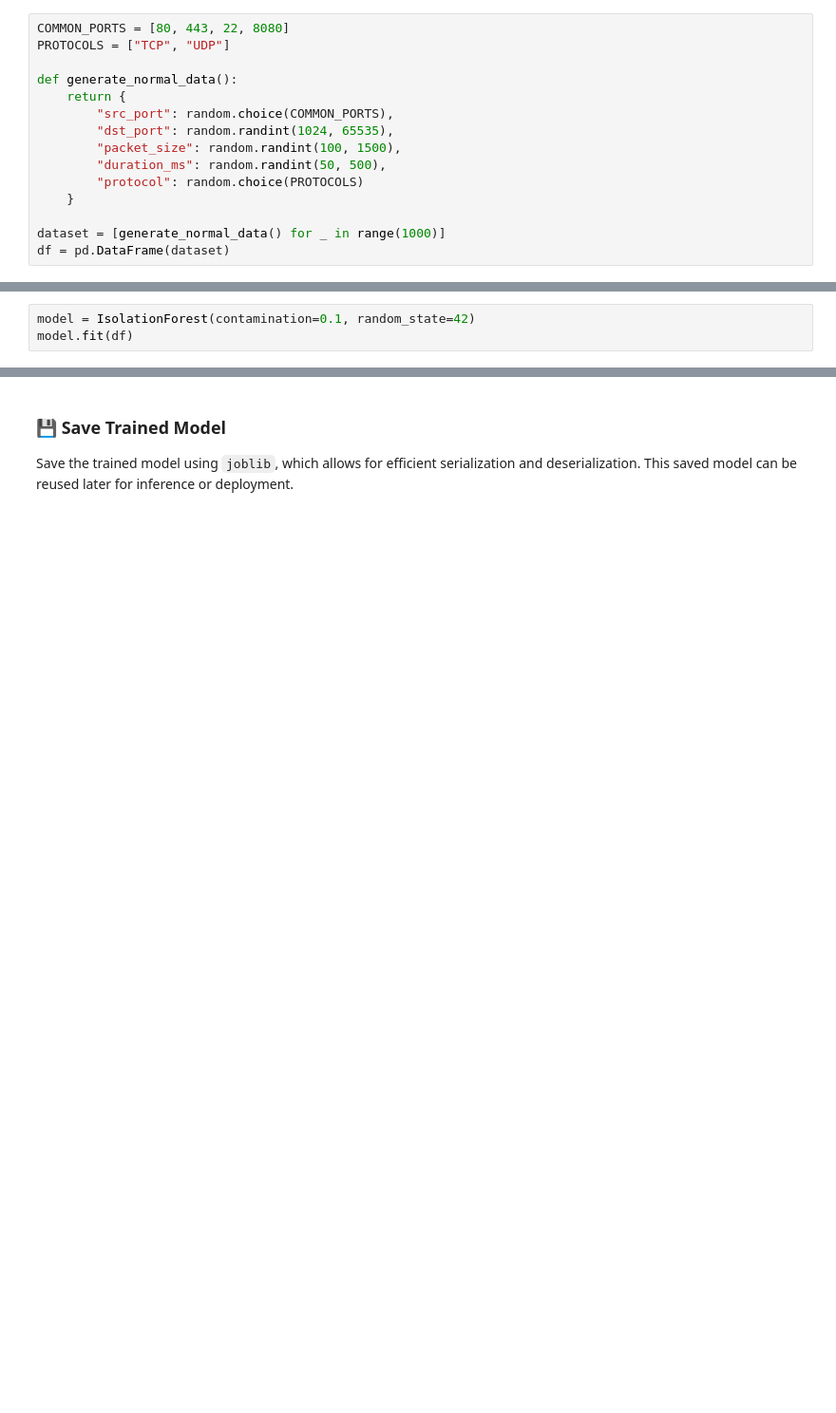
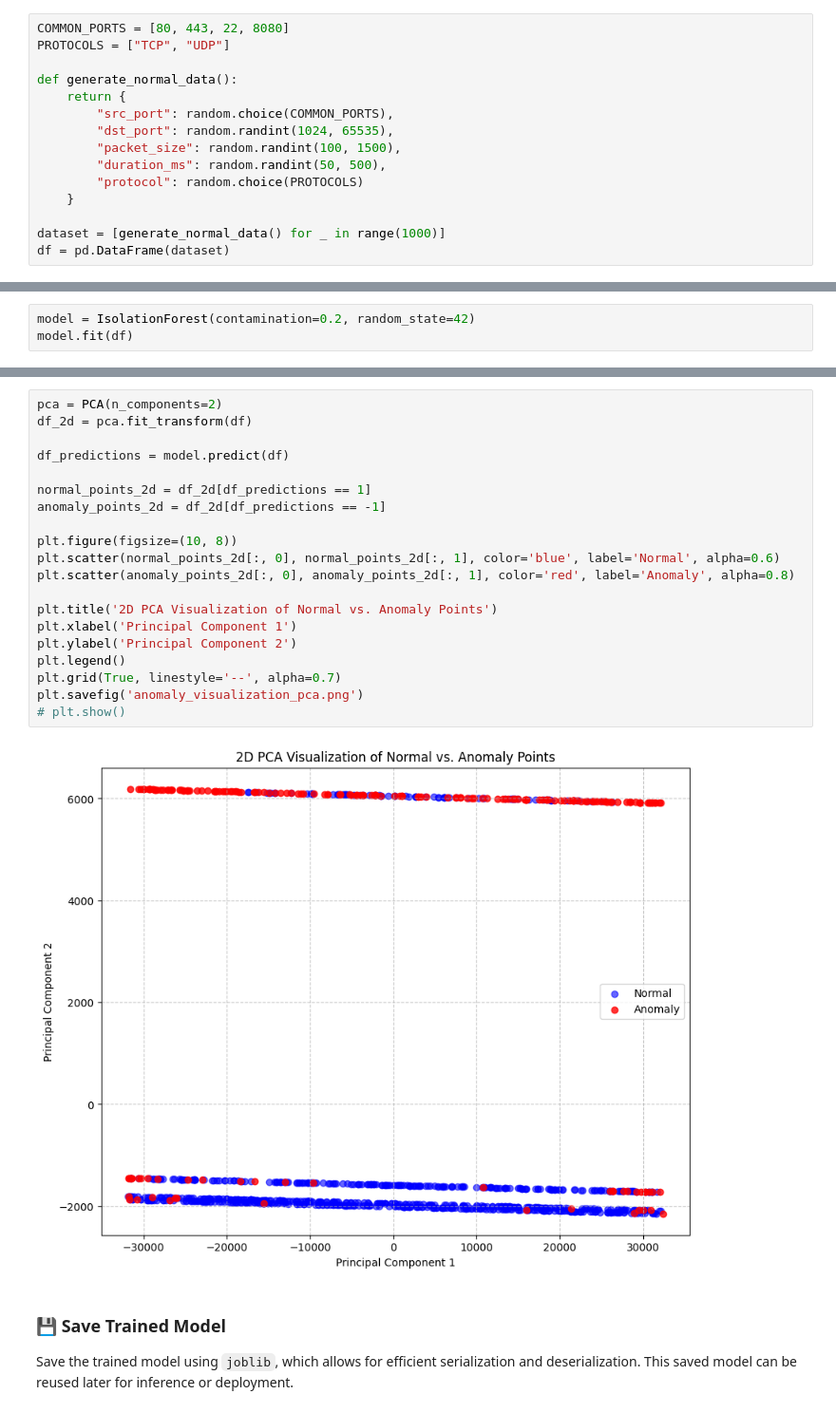
Before and after one commit to ML-Applications-in-CyberSecurity/anomaly-detection-project-snow, a Jupyter notebook: src/train_model.ipynb, the cells around one changed output, grey strips where cells are left out. Shown: that part at 95% size. Cells and saved outputs as stored; diff of their text form; blank space fills up the shorter version.

Commit message:
feat: Implement PCA visualization for anomaly detection

```diff
--- a/src/train_model.ipynb
+++ b/src/train_model.ipynb
@@ -113,4 +116,4 @@ The model is trained on the preprocessed numerical dataset.
 # %%
-model = IsolationForest(contamination=0.1, random_state=42)
+model = IsolationForest(contamination=0.2, random_state=42)
 model.fit(df)
 # %% [output]
@@ -118,3 +133,25 @@ IsolationForest(contamination=0.1, random_state=42)
+# %%
+pca = PCA(n_components=2)
+df_2d = pca.fit_transform(df)
+
+df_predictions = model.predict(df)
+
+normal_points_2d = df_2d[df_predictions == 1]
+anomaly_points_2d = df_2d[df_predictions == -1]
+
+plt.figure(figsize=(10, 8))
+plt.scatter(normal_points_2d[:, 0], normal_points_2d[:, 1], color='blue', label='Normal', alpha=0.6)
+plt.scatter(anomaly_points_2d[:, 0], anomaly_points_2d[:, 1], color='red', label='Anomaly', alpha=0.8)
+
+plt.title('2D PCA Visualization of Normal vs. Anomaly Points')
+plt.xlabel('Principal Component 1')
+plt.ylabel('Principal Component 2')
+plt.legend()
+plt.grid(True, linestyle='--', alpha=0.7)
+plt.savefig('anomaly_visualization_pca.png')
+# plt.show()
+# %% [output]
+[figure, added]
 # %% [markdown]
 ### 💾 Save Trained Model
 
```
Also changed, not shown: parts of 12 cells of this notebook, 2 other files.
